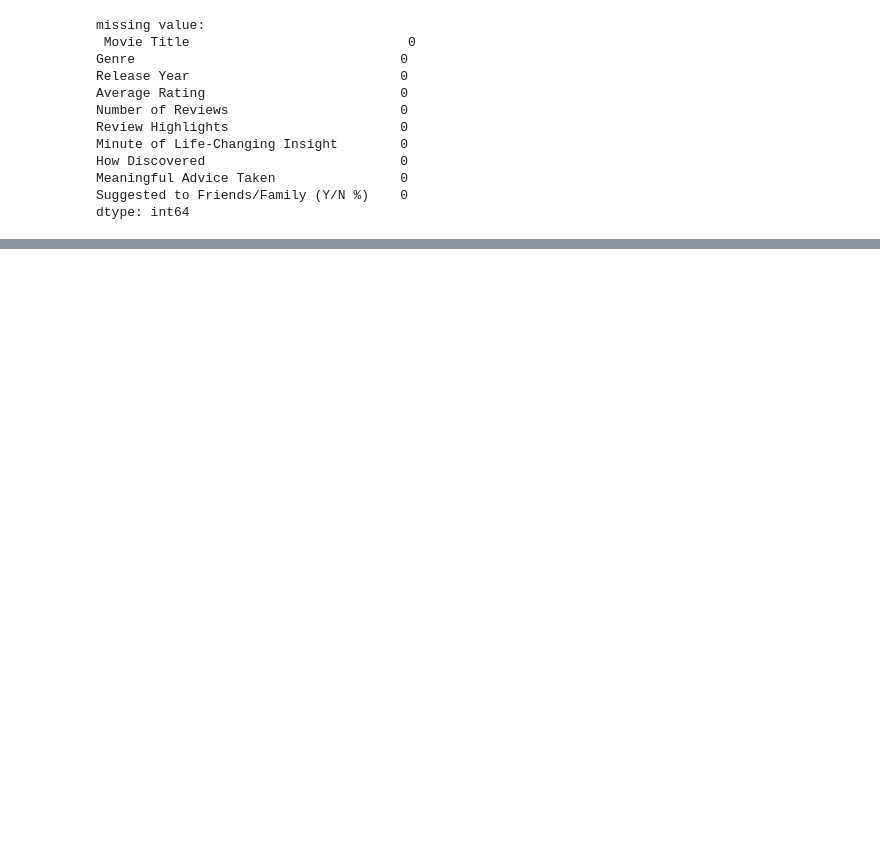
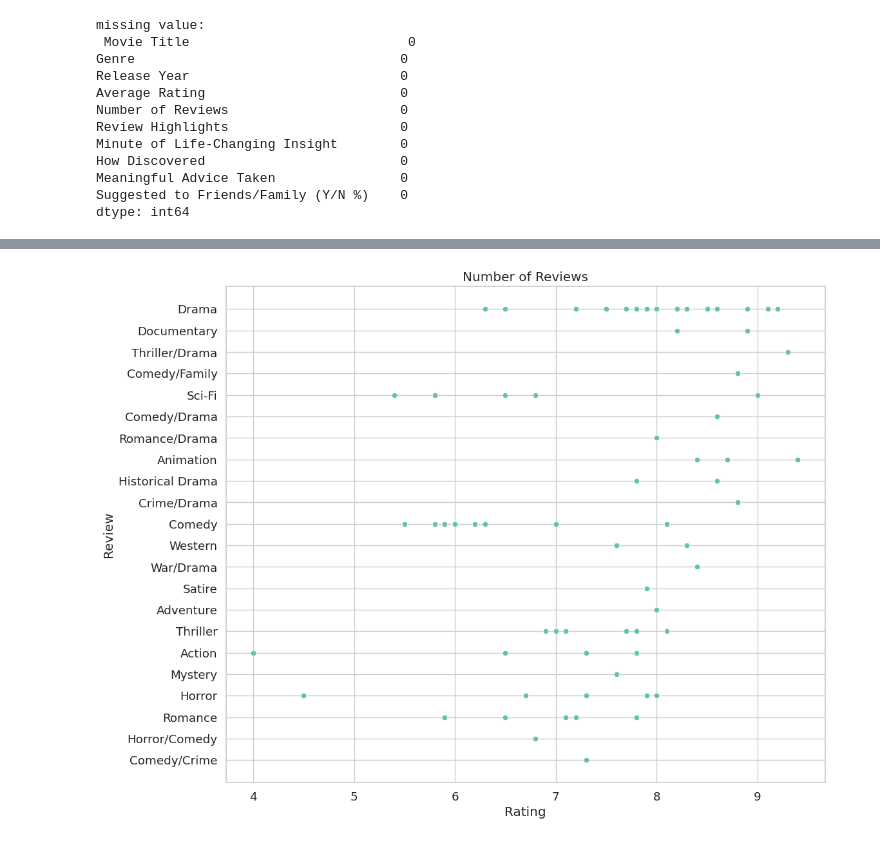
Before and after one commit to NahomJan/Centralized-repository-shipping_calculations, a Jupyter notebook: EDA.ipynb, the cells around one changed output, grey strips where cells are left out. Cells and saved outputs as stored; diff of their text form; code cells hidden in the pictures; blank space fills up the shorter version.

```diff
--- a/EDA.ipynb
+++ b/EDA.ipynb
@@ -78,0 +171,11 @@ dtype: int64
+# %%
+#Reviews
+
+plt.figure(figsize=(12,10))
+sns.scatterplot(data=df, y='genre', x= 'average_rating')
+plt.title('Number of Reviews')
+plt.xlabel('Rating')
+plt.ylabel('Review')
+plt.show()
+# %% [output]
+[figure, added]
```
Also changed, not shown: parts of 13 cells of this notebook.
